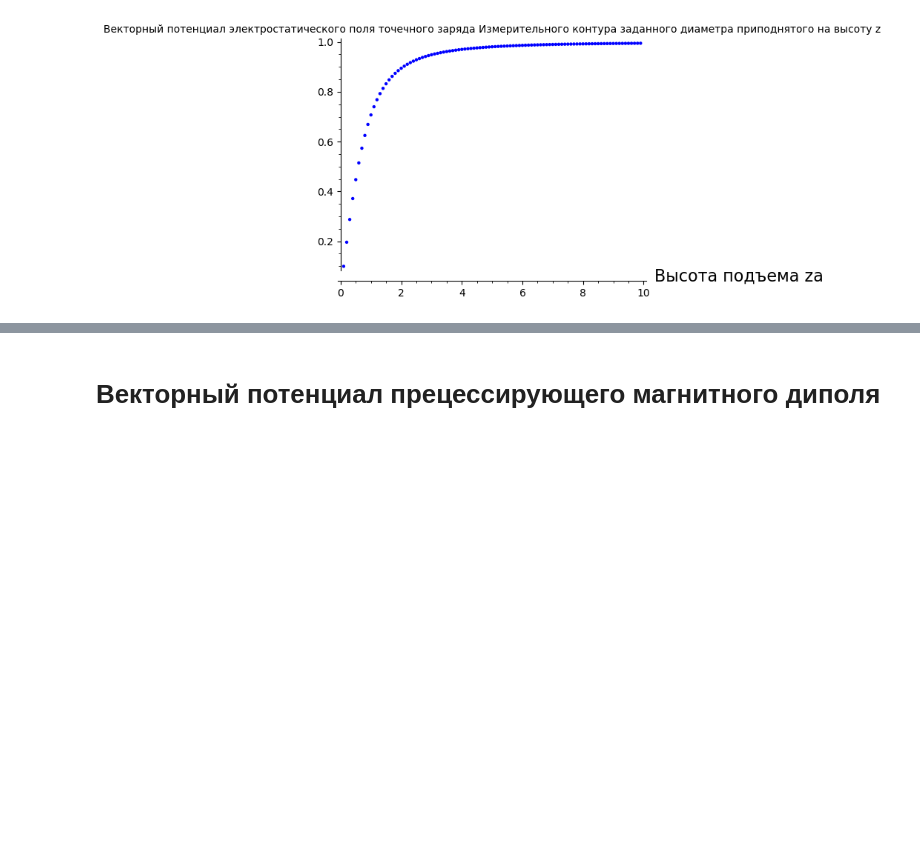
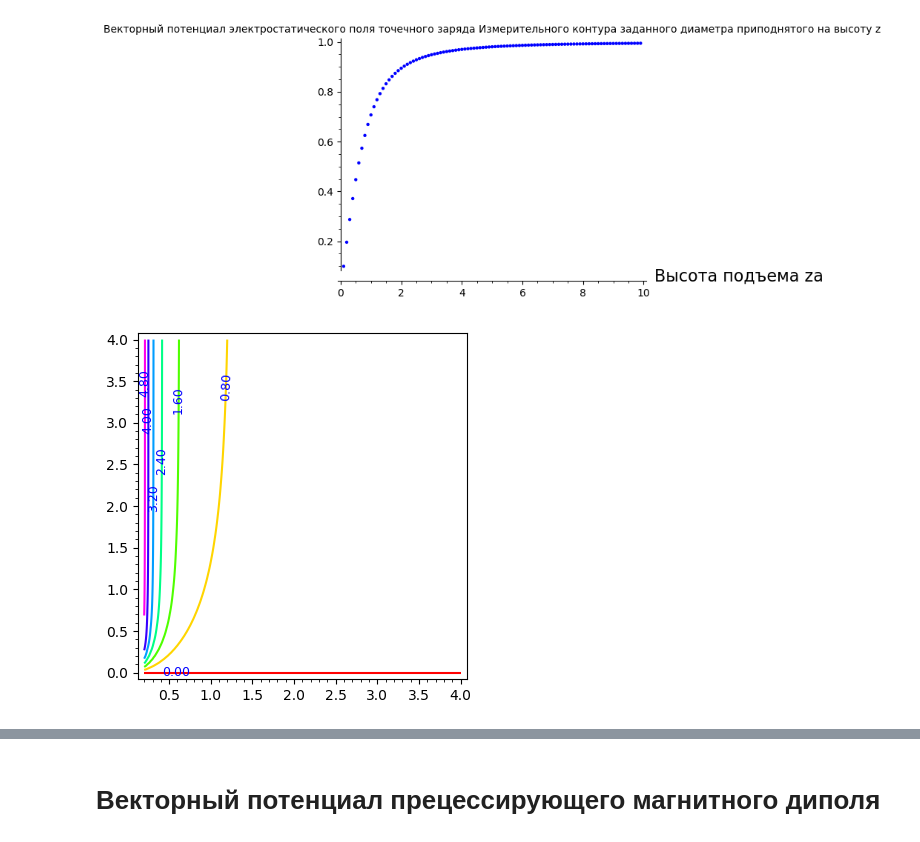
Before and after one commit to daju1/articles, a Jupyter notebook: electrostatic_vector_potential/Vector_potential_of_a_precessing_magnetic_dipole.ipynb, the cells around one changed output, grey strips where cells are left out. Saved outputs shown, nothing was run; the diff lists cells and outputs as text; code cells hidden in the pictures; blank space fills up the shorter version.

```diff
--- a/electrostatic_vector_potential/Vector_potential_of_a_precessing_magnetic_dipole.ipynb
+++ b/electrostatic_vector_potential/Vector_potential_of_a_precessing_magnetic_dipole.ipynb
@@ -176,9 +179,9 @@ k_E = lambda rj, ra, zj, za : 2 * sqrt(a(rj, ra, zj, za) + b(rj, ra)) / b(rj, ra
 # %% [markdown]
 $A_{\varphi} = \frac{\mu \, I}{4 \pi} \left(k_K\,K - k_E\,E \right)$
 # %%
-A_phi = lambda rj, ra, zj, za : \
-      + k_K(rj, ra, zj, za) * elliptic_kc(m(rj, ra, zj, za)) \
-      - k_E(rj, ra, zj, za) * elliptic_ec(m(rj, ra, zj, za))
+A_ring = lambda rj, ra, zj, za : \
+       + k_K(rj, ra, zj, za) * elliptic_kc(m(rj, ra, zj, za)) \
+       - k_E(rj, ra, zj, za) * elliptic_ec(m(rj, ra, zj, za))
 # %% [markdown]
 Векторный потенциал токового кольца на высоте z=0,2r
 # %%
@@ -186,7 +189,7 @@ plot_data_A_ring_r = []
 for ir in range(1,200):
     # Расстояние от оси R/r (лин шкала)
     ra = 0.01 * ir
-    A_phi_ring = A_phi(rj = 1, ra = ra, zj = 0, za = 0.2)
+    A_phi_ring = A_ring(rj = 1, ra = ra, zj = 0, za = 0.2)
     plot_data_A_ring_r += [(ra, A_phi_ring)]
 # %%
 p = list_plot(plot_data_A_ring_r)
@@ -200,7 +203,7 @@ p.show(title="Векторный потенциал токового кольц
 plot_data_A_ring_z = []
 for iz in range(1,100):
     za = 0.01 * iz
-    A_phi_ring = A_phi(rj = 1, ra = 1, zj = 0, za = za)
+    A_phi_ring = A_ring(rj = 1, ra = 1, zj = 0, za = za)
     plot_data_A_ring_z += [(za, A_phi_ring)]
 # %%
 p = list_plot(plot_data_A_ring_z)
@@ -241,3 +244,7 @@ p.show(title="Векторный потенциал электростатиче
        axes_labels=["Высота подъема za", ""])
 # %% [output]
 [figure]
+# %%
+contour_plot(A_q(ra=r_a, za=z_a), (r_a,0.2,4), (z_a,0,4), fill=False, cmap='hsv', labels=True)
+# %% [output]
+[figure, added]
```
Also changed, not shown: parts of 79 cells of this notebook.
